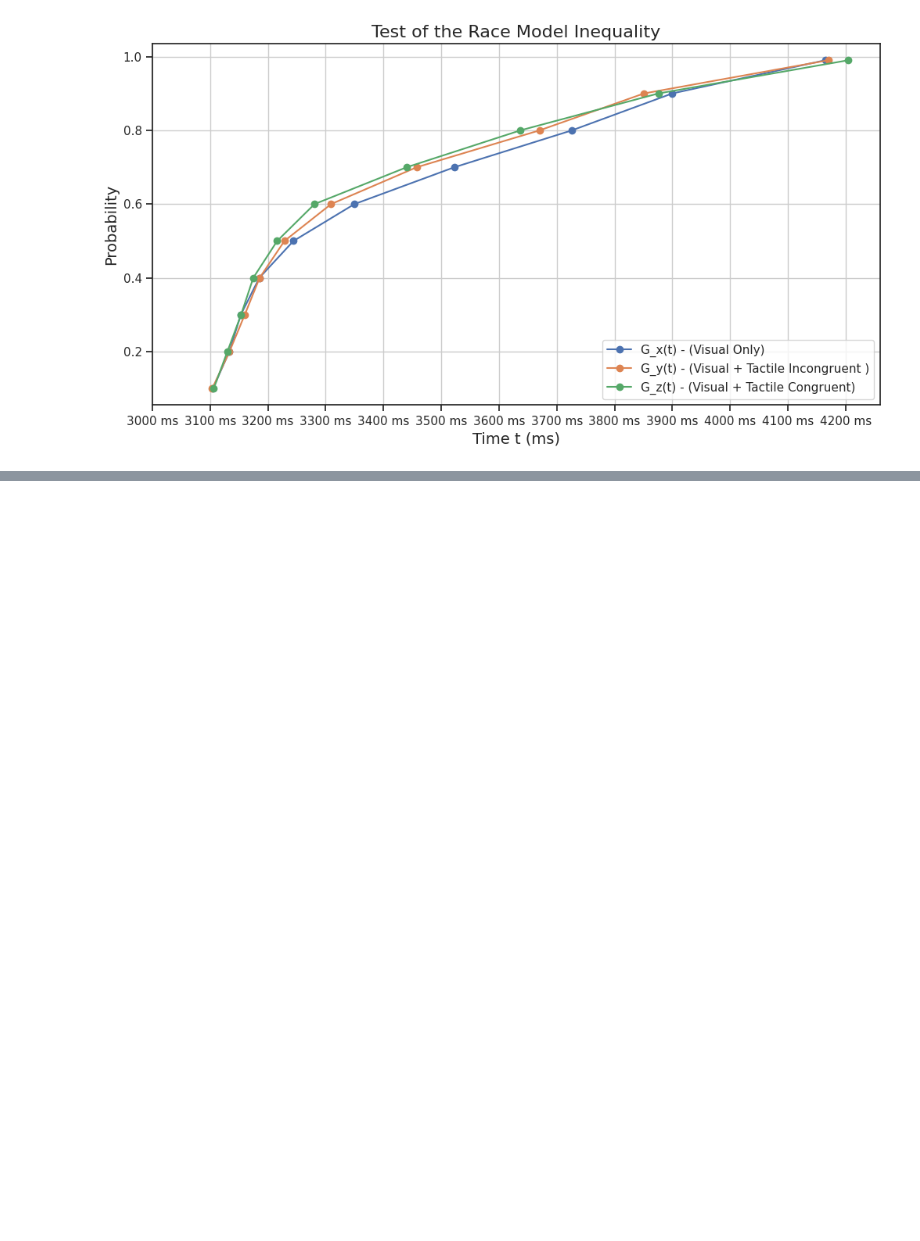
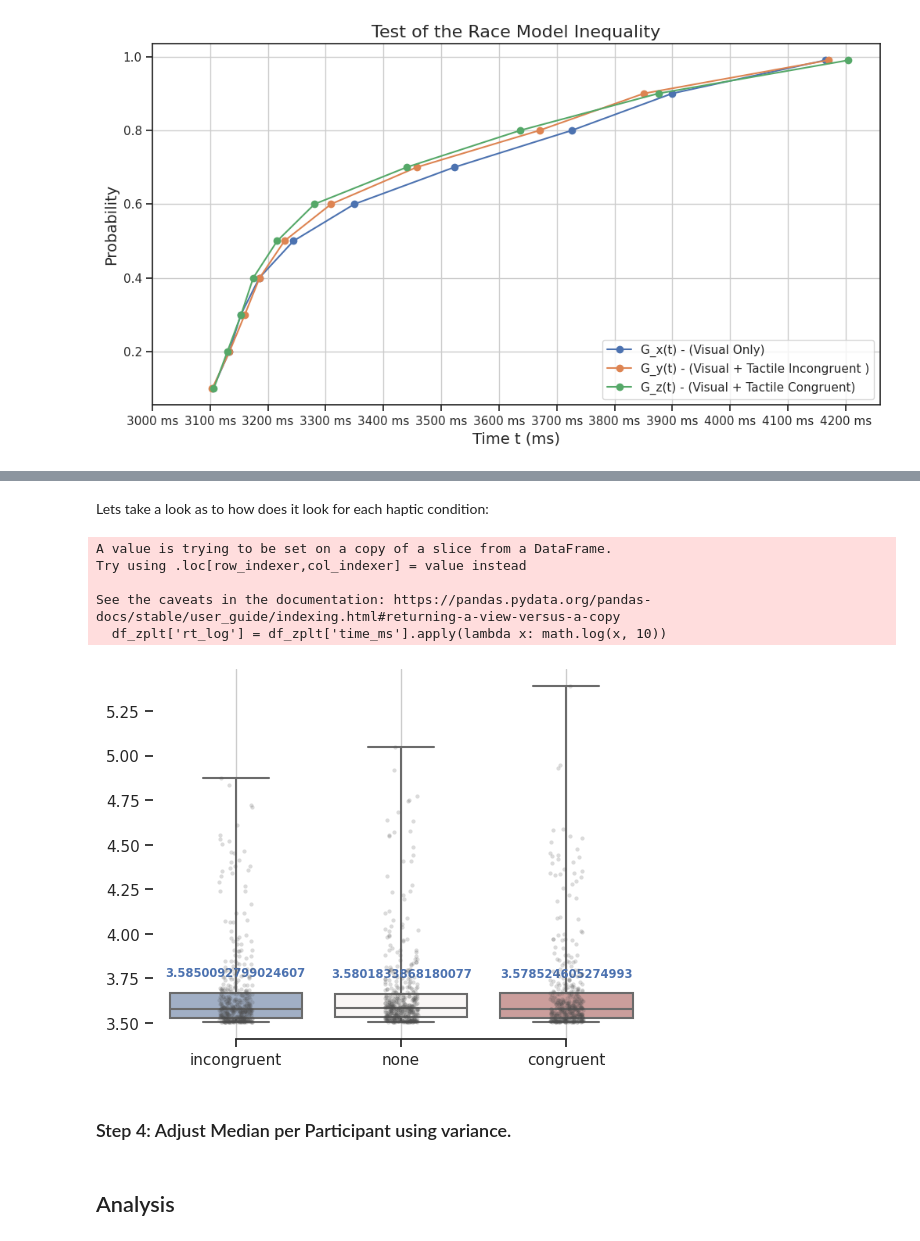
Before and after one commit to BenjaminDupre/m-b_thesis, a Jupyter notebook: Analysis/Analysis..ipynb, the cells around one changed output, grey strips where cells are left out. Drawn from its saved outputs; the diff is of its cells as text; code cells hidden in the pictures; blank space fills up the shorter version.

```diff
--- a/Analysis/Analysis..ipynb
+++ b/Analysis/Analysis..ipynb
@@ -915,0 +963,3 @@ plt.show()
+# %%
+# Creating a flag for each trial using the previous definition.
+work_df_no_outl['rt_flag'] = work_df_no_outl['time_ms'].apply(lambda x: 'fast' if x <= 3200 else 'slow')
@@ -915,0 +972,59 @@ plt.show()
+# %% [markdown]
+Lets take a look as to how does it look for each haptic condition:
+# %%
+import math
+
+# Set the style of the graph
+sns.set_theme(style='ticks')
+
+# Initialize the figure with a logarithmic x-axis and specify the figure size
+fig, ax = plt.subplots()
+
+# Select data where 'rt_flag' is 'fast'
+df_zplt = work_df_no_outl[work_df_no_outl['rt_flag'] == 'slow']
+
+# Calculate the natural logarithm of 'time_ms' with base 10 and create a new column 'rt_log'
+df_zplt['rt_log'] = df_zplt['time_ms'].apply(lambda x: math.log(x, 10))
+
+# Plotting boxplot
+box_plot = sns.boxplot(
+    data=df_zplt, y='rt_log', x='feedbackType',
+    palette="vlag", whis=[0, 100], showfliers=False
+)
+
+medians = df_zplt.groupby(['feedbackType'])['rt_log'].median()
+medians = medians.reindex(index = ['none','congruent','incongruent'])
+vertical_offset = df_zplt['rt_log'].median() * 0.05 # offset from median for display
+
+for xtick in box_plot.get_xticks():
+    box_plot.text(xtick,medians[xtick] + vertical_offset,medians[xtick],
+            horizontalalignment='center',size='x-small',color='b',weight='semibold')
+
+
+
+
+# Add points to show each observation
+sns.stripplot(
+    data=df_zplt, y='rt_log', x='feedbackType', size=3, color=".3",alpha=0.2, dodge=True
+)
+
+
+# Set the x-axis limits to 2500 and 10000 ms
+#ax.set_xlim(2500, 10000)
+
+# Show the plot
+ax.xaxis.grid(True)
+ax.set(ylabel="")
+ax.set(xlabel="")
+sns.despine(trim=True, left=True)
+# %% [output]
+A value is trying to be set on a copy of a slice from a DataFrame.
+Try using .loc[row_indexer,col_indexer] = value instead
+
+See the caveats in the documentation: https://pandas.pydata.org/pandas-docs/stable/user_guide/indexing.html#returning-a-view-versus-a-copy
+  df_zplt['rt_log'] = df_zplt['time_ms'].apply(lambda x: math.log(x, 10))
+[figure, added]
+# %% [markdown]
+### Step 4: Adjust Median per Participant using variance.
+# %% [markdown]
+## Analysis
```
Also changed, not shown: parts of 29 cells of this notebook, 1 other file.
